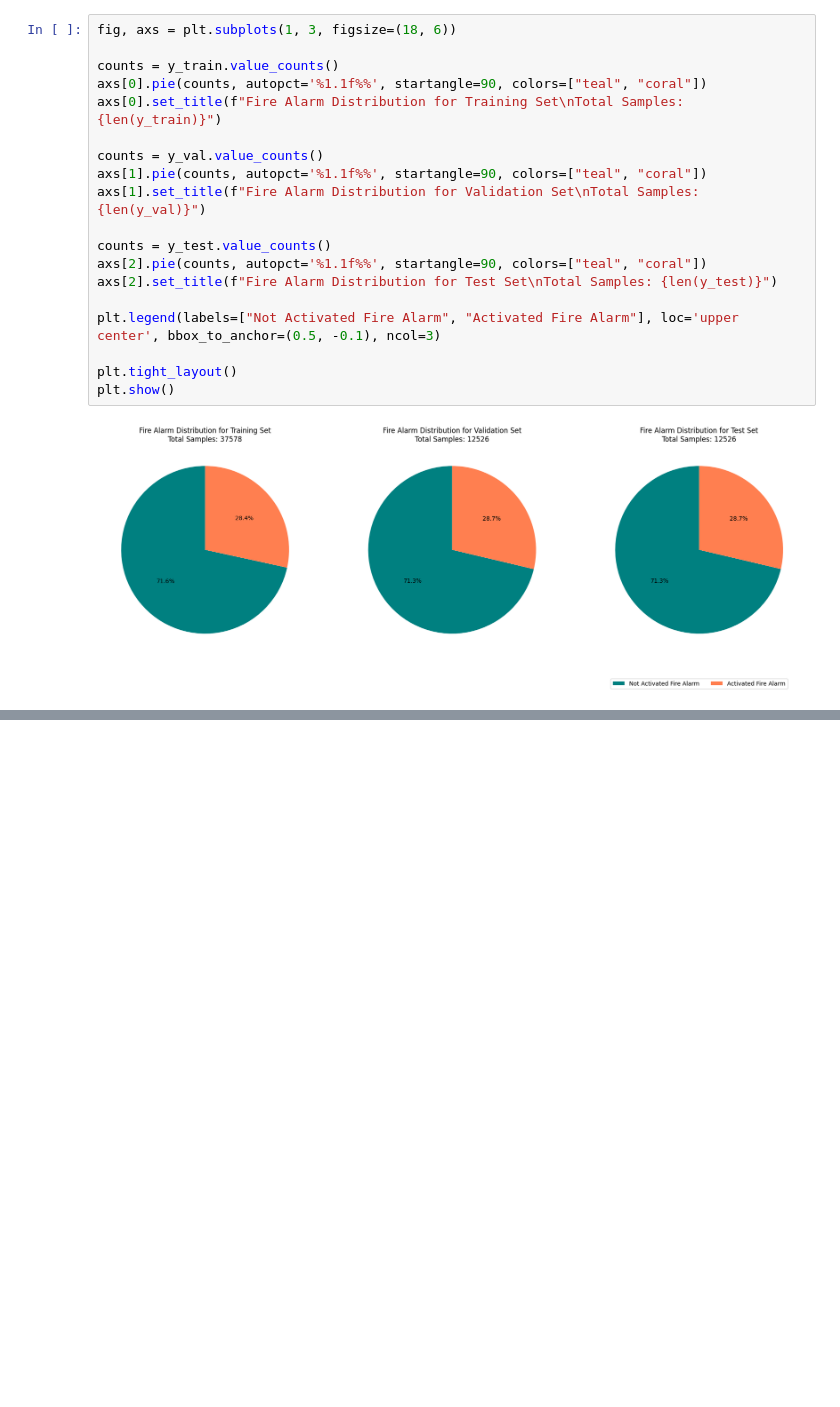
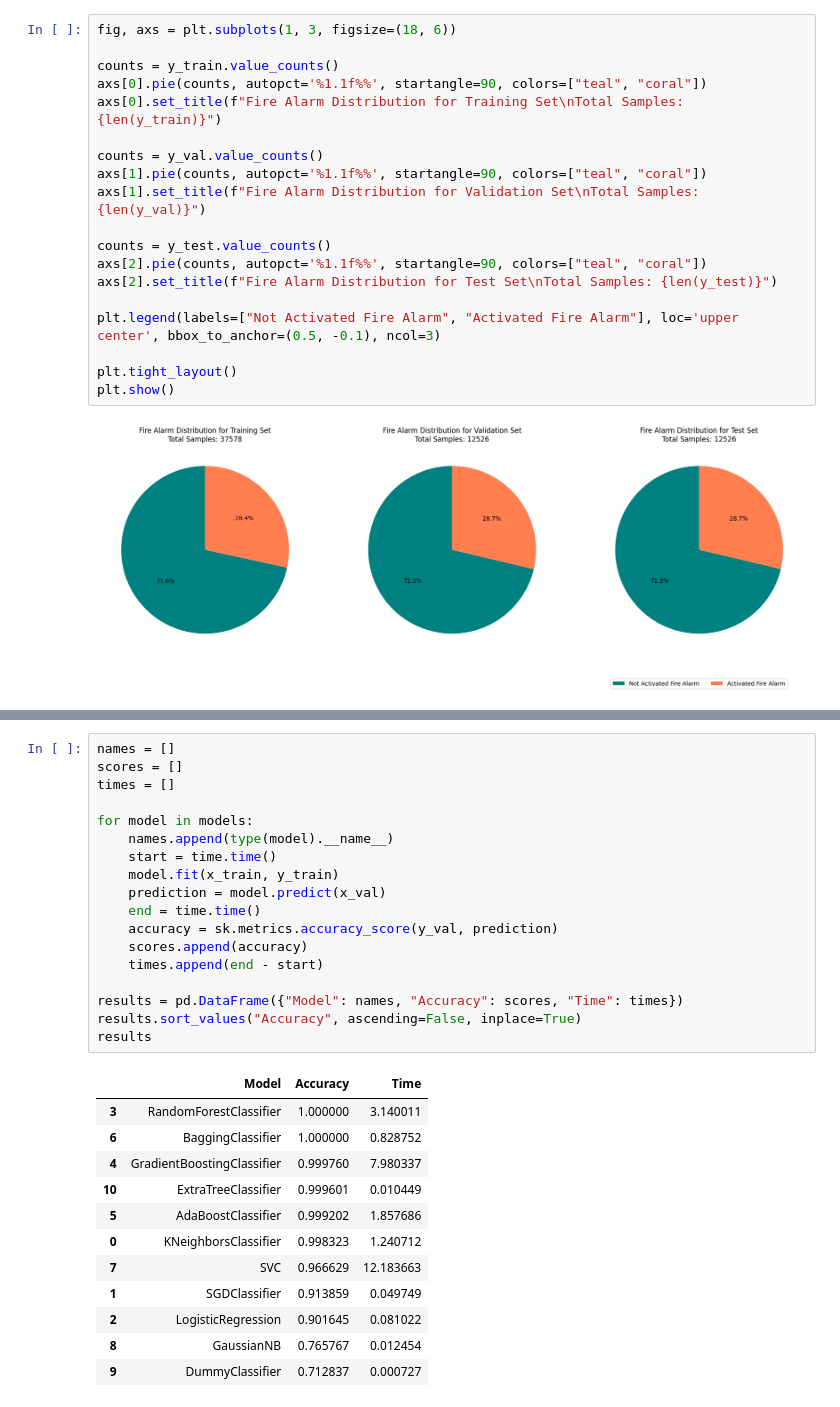
Before and after one commit to bernagit/machine_learning, a Jupyter notebook: main.ipynb, the cells around one changed output, grey strips where cells are left out. Cells and saved outputs as stored; diff of their text form; blank space fills up the shorter version.

```diff
--- a/main.ipynb
+++ b/main.ipynb
@@ -390,0 +424,31 @@ plt.show()
+# %%
+names = []
+scores = []
+times = []
+
+for model in models:
+    names.append(type(model).__name__)
+    start = time.time()
+    model.fit(x_train, y_train)
+    prediction = model.predict(x_val)
+    end = time.time()
+    accuracy = sk.metrics.accuracy_score(y_val, prediction)
+    scores.append(accuracy)
+    times.append(end - start)
+
+results = pd.DataFrame({"Model": names, "Accuracy": scores, "Time": times})
+results.sort_values("Accuracy", ascending=False, inplace=True)
+results
+# %% [output]
+|  | Model | Accuracy | Time |
+| 3 | RandomForestClassifier | 1.000000 | 3.140011 |
+| 6 | BaggingClassifier | 1.000000 | 0.828752 |
+| 4 | GradientBoostingClassifier | 0.999760 | 7.980337 |
+| 10 | ExtraTreeClassifier | 0.999601 | 0.010449 |
+| 5 | AdaBoostClassifier | 0.999202 | 1.857686 |
+| 0 | KNeighborsClassifier | 0.998323 | 1.240712 |
+| 7 | SVC | 0.966629 | 12.183663 |
+| 1 | SGDClassifier | 0.913859 | 0.049749 |
+| 2 | LogisticRegression | 0.901645 | 0.081022 |
+| 8 | GaussianNB | 0.765767 | 0.012454 |
+| 9 | DummyClassifier | 0.712837 | 0.000727 |
```
Also changed, not shown: parts of 14 cells of this notebook.
